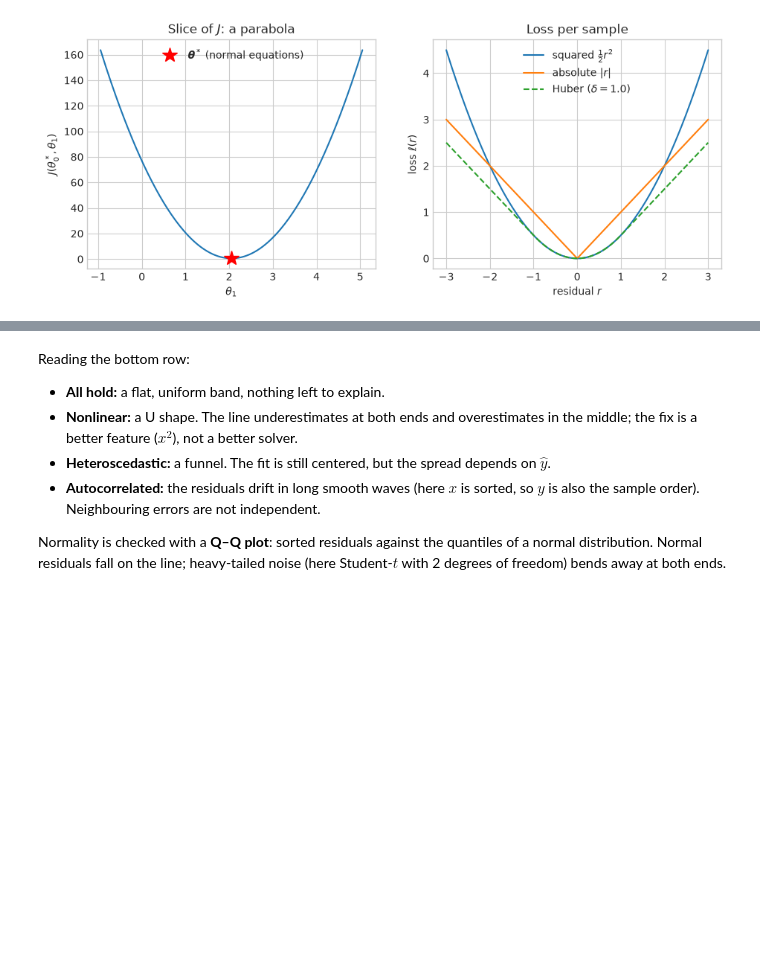
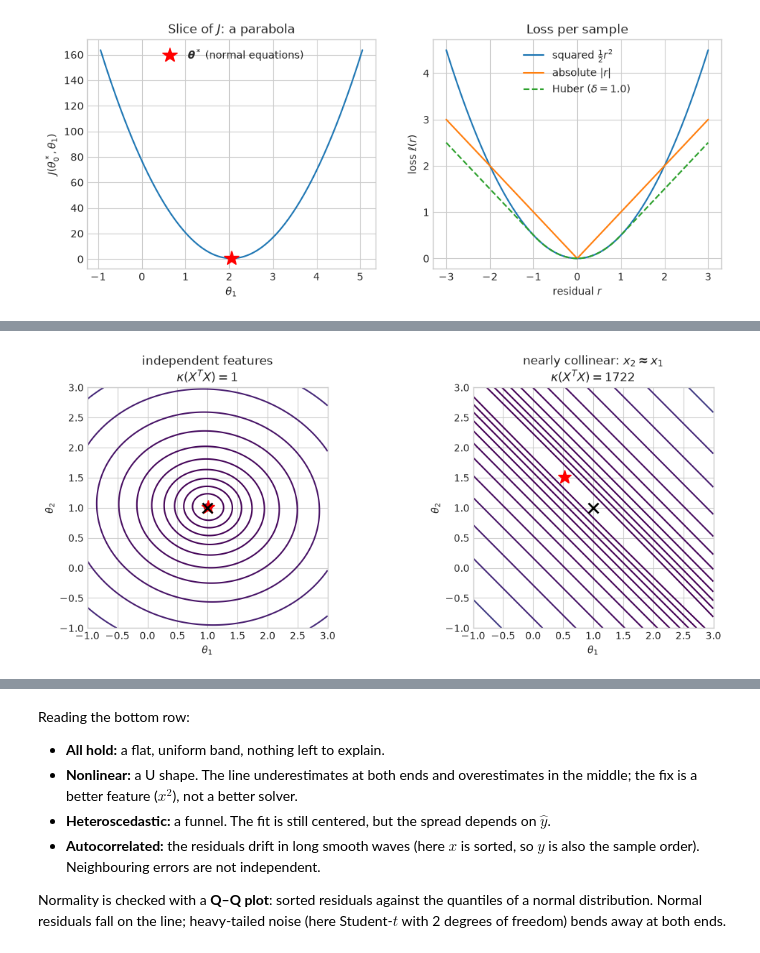
Before and after one commit to AGE90/notes-on-ml, a Jupyter notebook: notebooks/00_foundations/02_supervised_learning.ipynb, the cells around one changed output, grey strips where cells are left out. Saved outputs shown, nothing was run; the diff lists cells and outputs as text; code cells hidden in the pictures; blank space fills up the shorter version.

```diff
--- a/notebooks/00_foundations/02_supervised_learning.ipynb
+++ b/notebooks/00_foundations/02_supervised_learning.ipynb
@@ -215,0 +188,20 @@ Below we fit a straight line to four synthetic datasets, each generated to break
+# %%
+m_c = 100
+x1 = rng.normal(size=m_c)
+cases = {"independent features": rng.normal(size=m_c), "nearly collinear: $x_2 \\approx x_1$": x1 + 0.05 * rng.normal(size=m_c)}
+
+fig, ax = plt.subplots(1, 2, figsize=(11, 4.5))
+grid = np.linspace(-1, 3, 200)
+T1, T2 = np.meshgrid(grid, grid)
+for a, (title, x2) in zip(ax, cases.items(), strict=True):
+    Xc = np.column_stack([x1, x2])
+    yc = x1 + x2 + 0.3 * rng.normal(size=m_c)
+    Jc = np.array([mse_cost(np.array([p, q]), Xc, yc) for p, q in zip(T1.ravel(), T2.ravel(), strict=True)]).reshape(T1.shape)
+    a.contour(T1, T2, Jc, levels=np.logspace(-2, 1.5, 20), cmap="viridis")
+    a.plot(*normal_equations(Xc, yc), "r*", ms=14)
+    a.plot(1, 1, "kx", ms=10, mew=2)
+    a.set(xlabel=r"$\theta_1$", ylabel=r"$\theta_2$", aspect="equal", title=f"{title}\n$\\kappa(X^TX) = {condition_number(Xc.T @ Xc):.0f}$")
+fig.tight_layout()
+plt.show()
+# %% [output]
+[figure, added]
```
Also changed, not shown: parts of 16 cells of this notebook, 3 other files.
